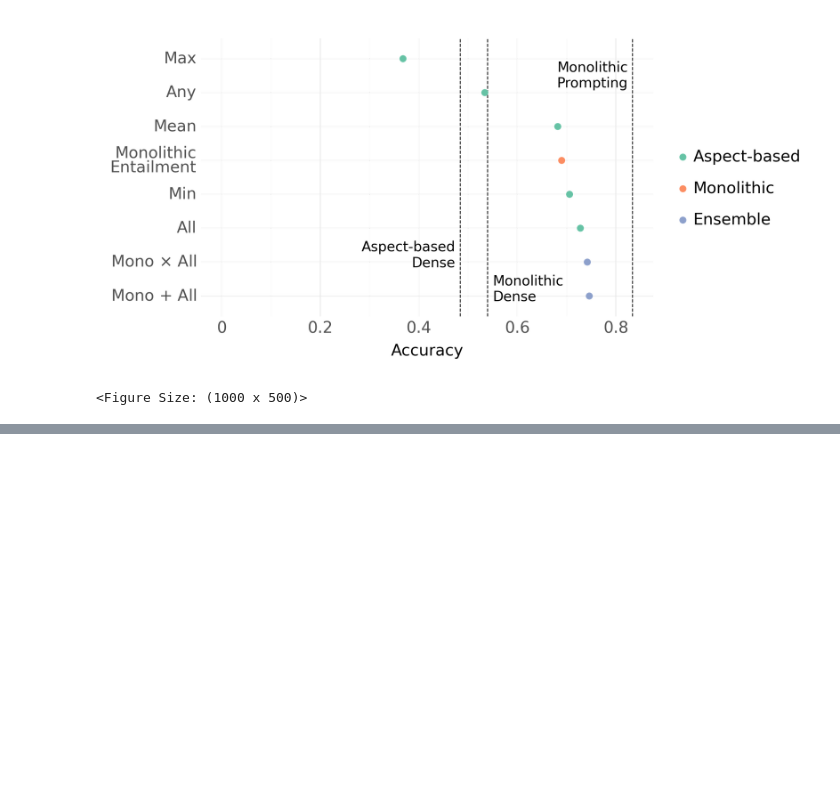
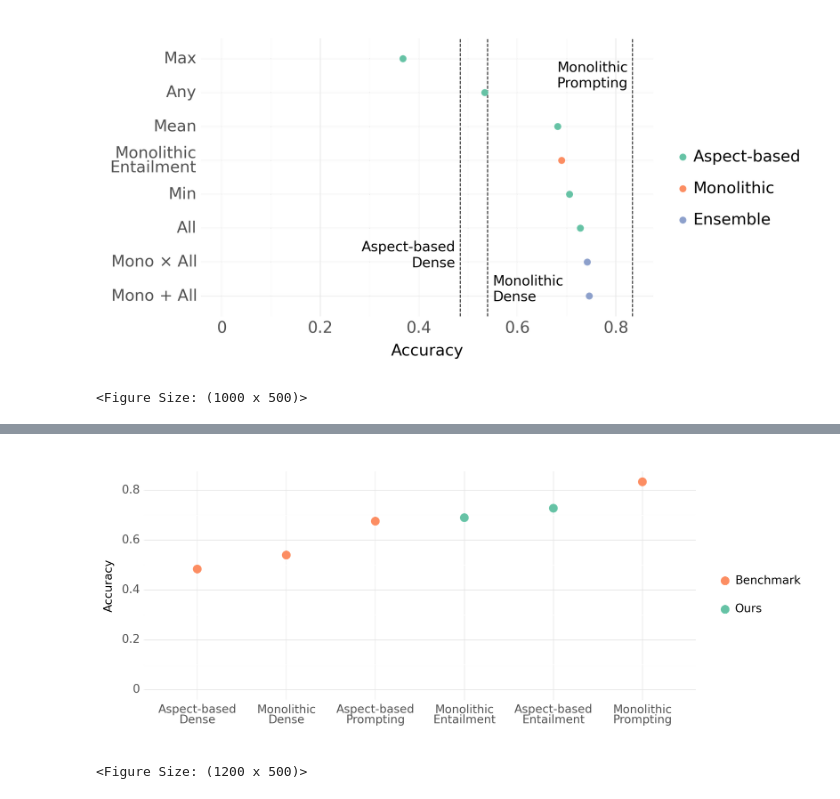
Before and after one commit to baronet2/marir, a Jupyter notebook: RecipeMPR/20_compare_algorithms.ipynb, the cells around one changed output, grey strips where cells are left out. Cells and saved outputs as stored; diff of their text form; code cells hidden in the pictures; blank space fills up the shorter version.

Commit message:
Simple RecipeMPR results for slides

```diff
--- a/RecipeMPR/20_compare_algorithms.ipynb
+++ b/RecipeMPR/20_compare_algorithms.ipynb
@@ -219,3 +219,28 @@ p
 # %% [output]
 [figure]
 <Figure Size: (1000 x 500)>
+# %%
+accuracy_results_simple = (
+        pd.concat([
+        accuracy_results[['monolithic', 'all']],
+        pd.Series({
+            'Monolithic\nDense': 0.54,
+            'Monolithic\nPrompting': 0.834,
+            'Aspect-based\nDense': 0.484,
+            'Aspect-based\nPrompting': 0.676
+        })
+    ])
+    .pipe(pd.DataFrame)
+    .rename_axis('method', axis = 0)
+    .reset_index()
+    .assign(
+        method = lambda d: d['method'].replace({
+            'monolithic': 'Monolithic\nEntailment',
+            'all': 'Aspect-based\nEntailment'
+        }),
+        version = lambda d: np.where(d['method'].str.contains("Entailment"), "Ours", "Benchmark")
+    )
+    .rename(columns = {0: 'Accuracy'})
+)
+
+accuracy_results_simple
@@ -221,0 +255,21 @@ p
+# %%
+from plotnine import *
+
+p = (
+    accuracy_results_simple
+    .pipe(ggplot, mapping = aes(x = 'reorder(method, Accuracy)', y = 'Accuracy', color = 'version')) +
+    # geom_bar(stat = "identity", width = 0.5) +
+    geom_point(size = 5) +
+    theme_minimal() +
+    labs(x = "", y = "Accuracy", color = "") +
+    ylim(0, None) +
+    scale_color_brewer(type = "qual", palette = "Set2", direction=-1) +
+    theme(figure_size=(12, 5), text=element_text(size=14), legend_entry_spacing_y=16)
+)
+
+p.save("RecipeMPR Results Simple.png")
+
+p
+# %% [output]
+[figure, added]
+<Figure Size: (1200 x 500)>
```
Also changed, not shown: parts of 1 cell of this notebook, 1 other file.
